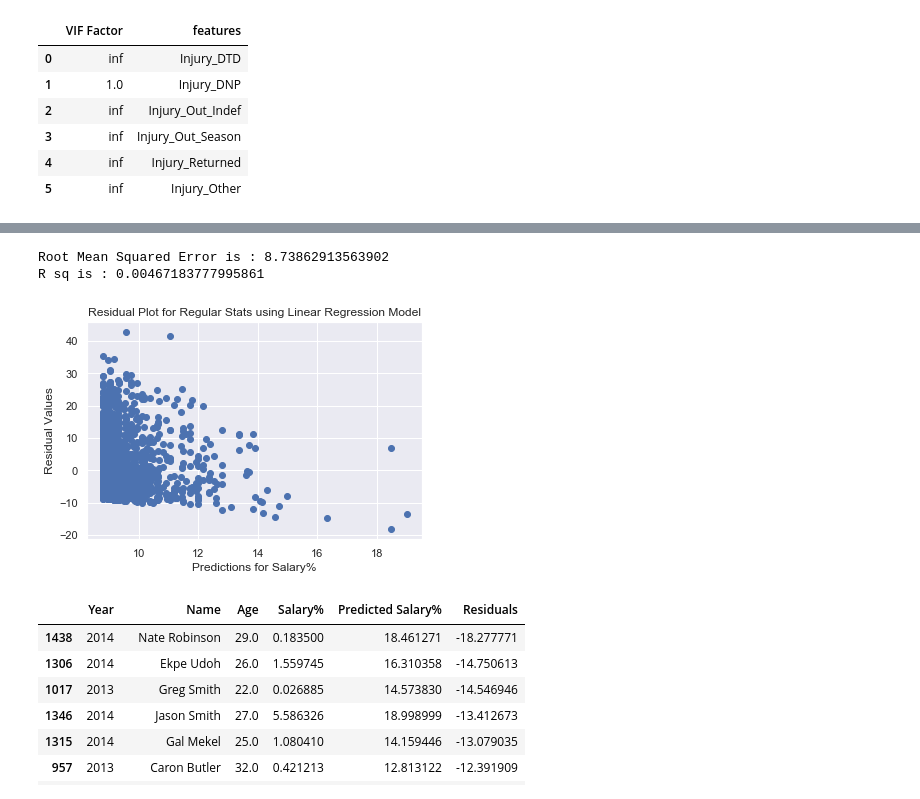
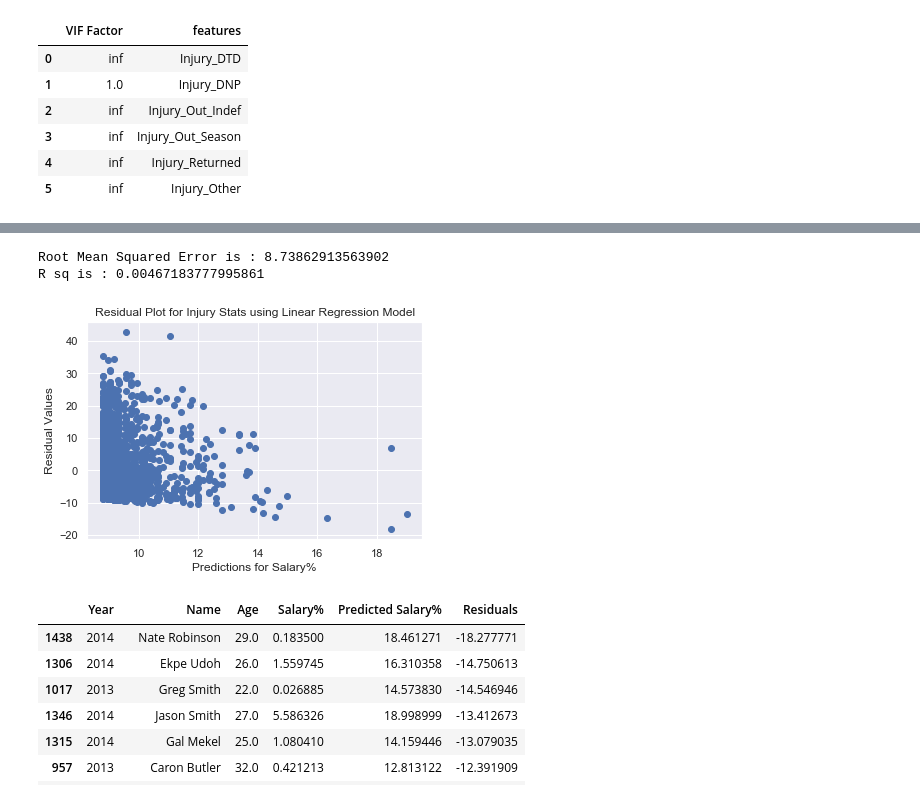
Before and after one commit to xudaiyanzi/NBA_players_salary, a Jupyter notebook: regression/Regression.ipynb, the cells around one changed output, grey strips where cells are left out. Cells and saved outputs as stored; diff of their text form; code cells hidden in the pictures.

```diff
--- a/regression/Regression.ipynb
+++ b/regression/Regression.ipynb
@@ -242,29 +242,29 @@ R sq is : 0.405556850927423
 # %%
 #INJURY STATS
 x_train, x_test, y_train, y_test=train_test_split(injuryDF, y, test_size=0.2, random_state=123)
 linreg.fit(x_train, y_train)
 predictions=linreg.predict(x_test)
 
 #cross validate model
 predict = cross_val_predict(linreg, injuryDF, y, cv=6)
 
 #get RMSE and R^2 values
 rmse = np.sqrt(mean_squared_error(predict, y))
 score = metrics.r2_score(y, predict)
 print ('Root Mean Squared Error is :', rmse)
 print ('R sq is :', score)
 
 #create residual plot
 residuals = y - predict
 plt.scatter(predict, residuals)
 plt.xlabel('Predictions for Salary%')
 plt.ylabel('Residual Values')
-plt.title('Residual Plot for Regular Stats using Linear Regression Model')
+plt.title('Residual Plot for Injury Stats using Linear Regression Model')
 plt.show()
 # %% [output]
 Root Mean Squared Error is : 8.73862913563902
 R sq is : 0.00467183777995861
-[figure, old version]
+[figure, new version]
 # %%
 #Performance Stats had the highest R squared and lowest RMSE values, so that's the subsection that I will be using to look at overvalued and undervalued players
 #positive residual=overvalued, negative=undervalued
```
Also changed, not shown: parts of 2 cells of this notebook.
